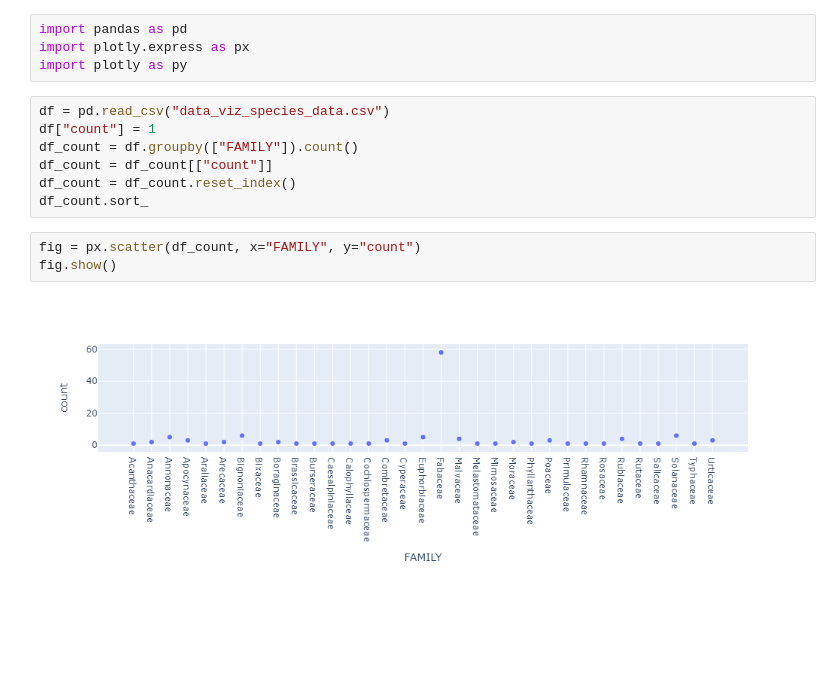
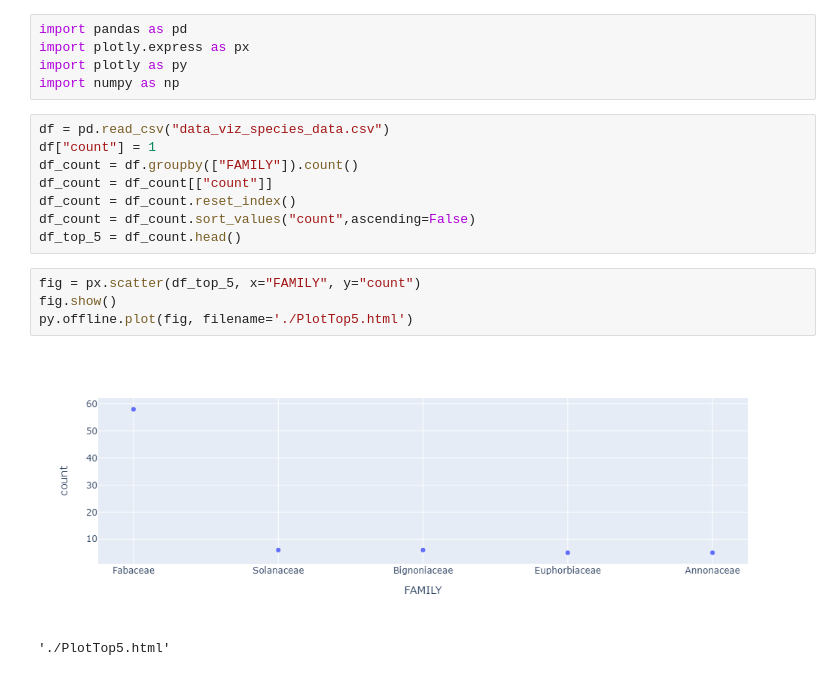
Before and after one commit to SametMohamedRayen/MorfoTechnicalTest, a Jupyter notebook: main.ipynb, the cells around one changed output. Drawn from its saved outputs; the diff is of its cells as text; blank space fills up the shorter version.

```diff
--- a/main.ipynb
+++ b/main.ipynb
@@ -2,15 +2,19 @@
 import pandas as pd
 import plotly.express as px
 import plotly as py
+import numpy as np
 # %%
 df = pd.read_csv("data_viz_species_data.csv")
 df["count"] = 1
 df_count = df.groupby(["FAMILY"]).count()
 df_count = df_count[["count"]]
 df_count = df_count.reset_index()
-df_count.sort_
+df_count = df_count.sort_values("count",ascending=False)
+df_top_5 = df_count.head()
 # %%
-fig = px.scatter(df_count, x="FAMILY", y="count")
+fig = px.scatter(df_top_5, x="FAMILY", y="count")
 fig.show()
+py.offline.plot(fig, filename='./PlotTop5.html')
 # %% [output]
-[figure, old version]
+[figure, new version]
+'./PlotTop5.html'
```
Also changed, not shown: parts of 1 cell of this notebook, 2 other files.
